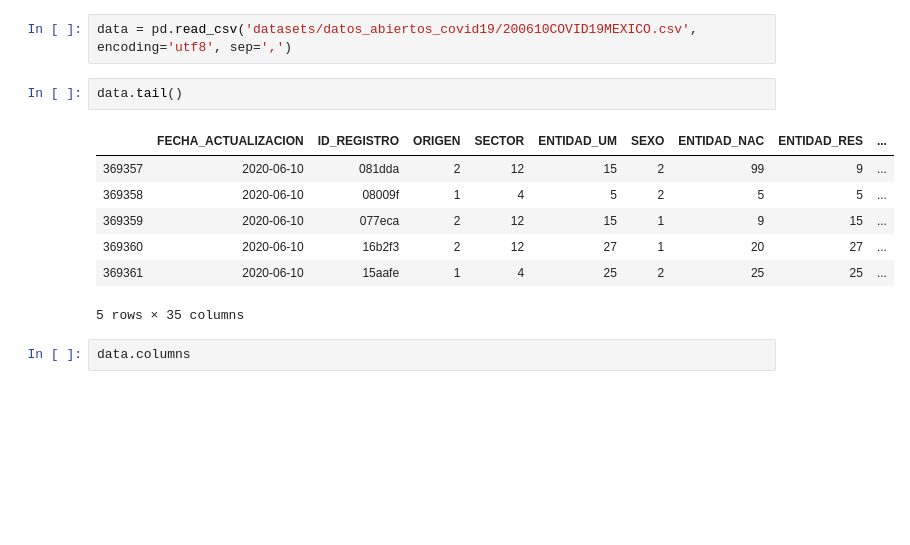
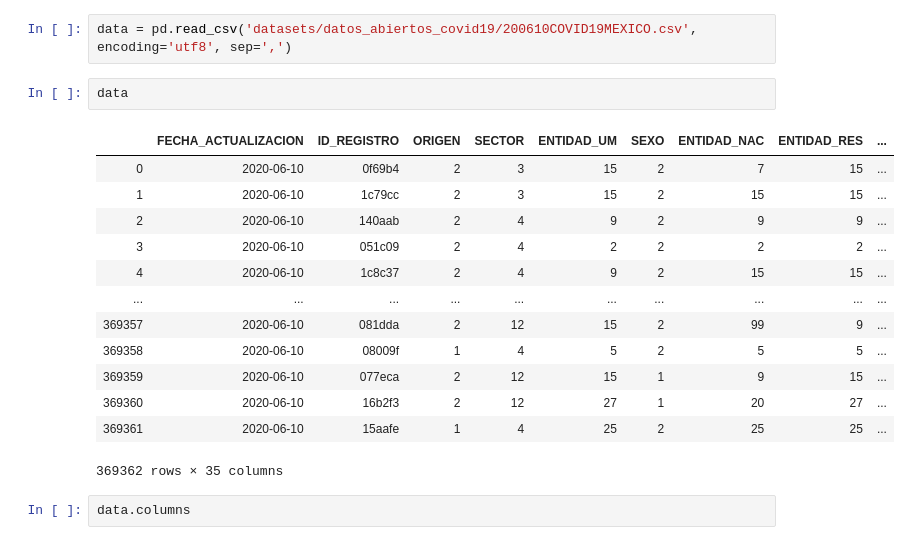
Before and after one commit to artthuro6/Covid-19, a Jupyter notebook: Modelo 1 - Covid.ipynb, the cells around one changed output. Saved outputs shown, nothing was run; the diff lists cells and outputs as text; blank space fills up the shorter version.

```diff
--- a/Modelo 1 - Covid.ipynb
+++ b/Modelo 1 - Covid.ipynb
@@ -5,15 +5,21 @@ import numpy as np
 # %%
 data = pd.read_csv('datasets/datos_abiertos_covid19/200610COVID19MEXICO.csv', encoding='utf8', sep=',')
 # %%
-data.tail()
+data
 # %% [output]
 |  | FECHA_ACTUALIZACION | ID_REGISTRO | ORIGEN | SECTOR | ENTIDAD_UM | SEXO | ENTIDAD_NAC | ENTIDAD_RES | ... |
+| 0 | 2020-06-10 | 0f69b4 | 2 | 3 | 15 | 2 | 7 | 15 | ... |
+| 1 | 2020-06-10 | 1c79cc | 2 | 3 | 15 | 2 | 15 | 15 | ... |
+| 2 | 2020-06-10 | 140aab | 2 | 4 | 9 | 2 | 9 | 9 | ... |
+| 3 | 2020-06-10 | 051c09 | 2 | 4 | 2 | 2 | 2 | 2 | ... |
+| 4 | 2020-06-10 | 1c8c37 | 2 | 4 | 9 | 2 | 15 | 15 | ... |
+| ... | ... | ... | ... | ... | ... | ... | ... | ... | ... |
 | 369357 | 2020-06-10 | 081dda | 2 | 12 | 15 | 2 | 99 | 9 | ... |
 | 369358 | 2020-06-10 | 08009f | 1 | 4 | 5 | 2 | 5 | 5 | ... |
 | 369359 | 2020-06-10 | 077eca | 2 | 12 | 15 | 1 | 9 | 15 | ... |
 | 369360 | 2020-06-10 | 16b2f3 | 2 | 12 | 27 | 1 | 20 | 27 | ... |
 | 369361 | 2020-06-10 | 15aafe | 1 | 4 | 25 | 2 | 25 | 25 | ... |
-5 rows × 35 columns
+369362 rows × 35 columns
 # %%
 data.columns
 # %% [output]
```
Also changed, not shown: parts of 10 cells of this notebook.
